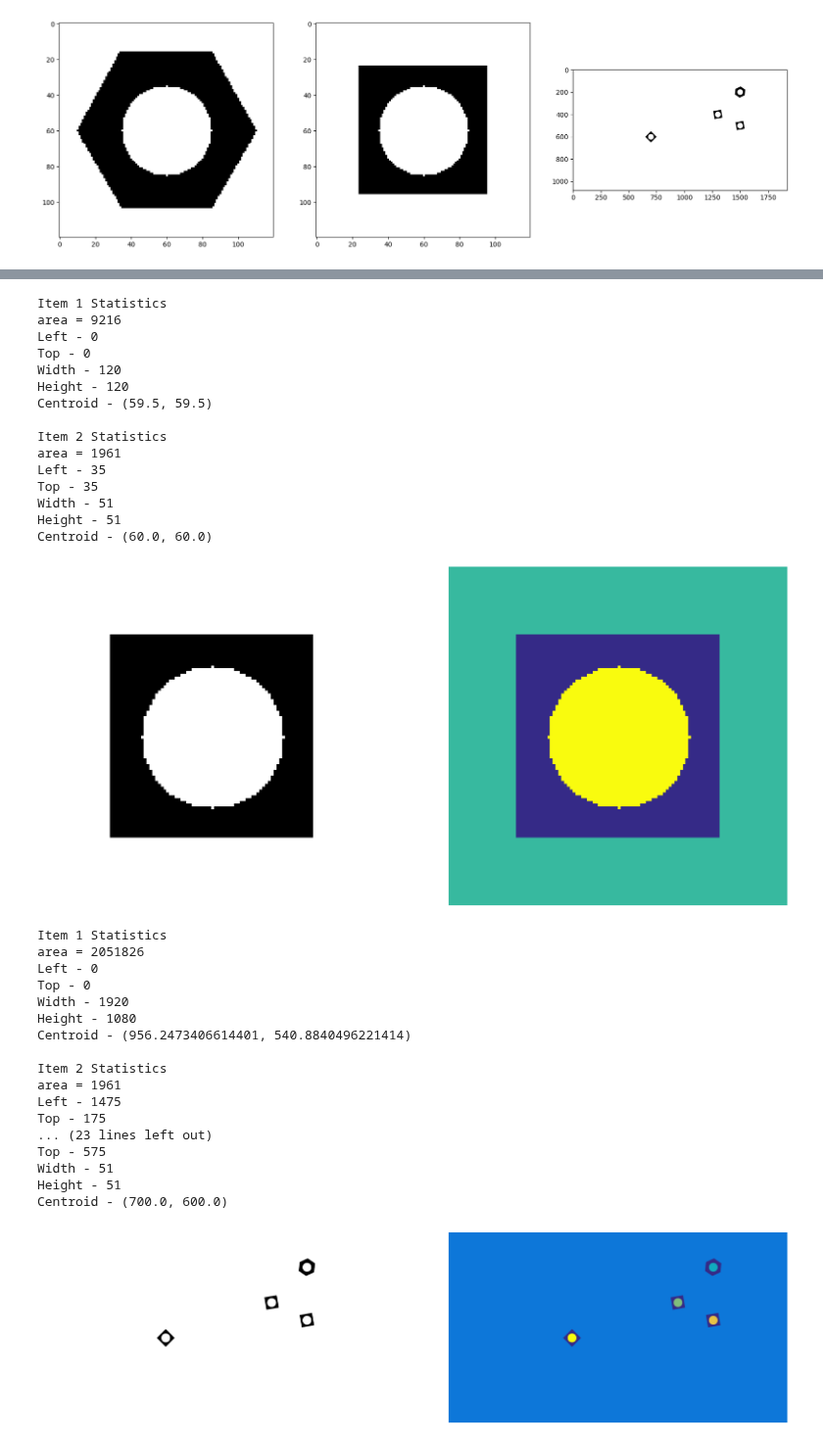
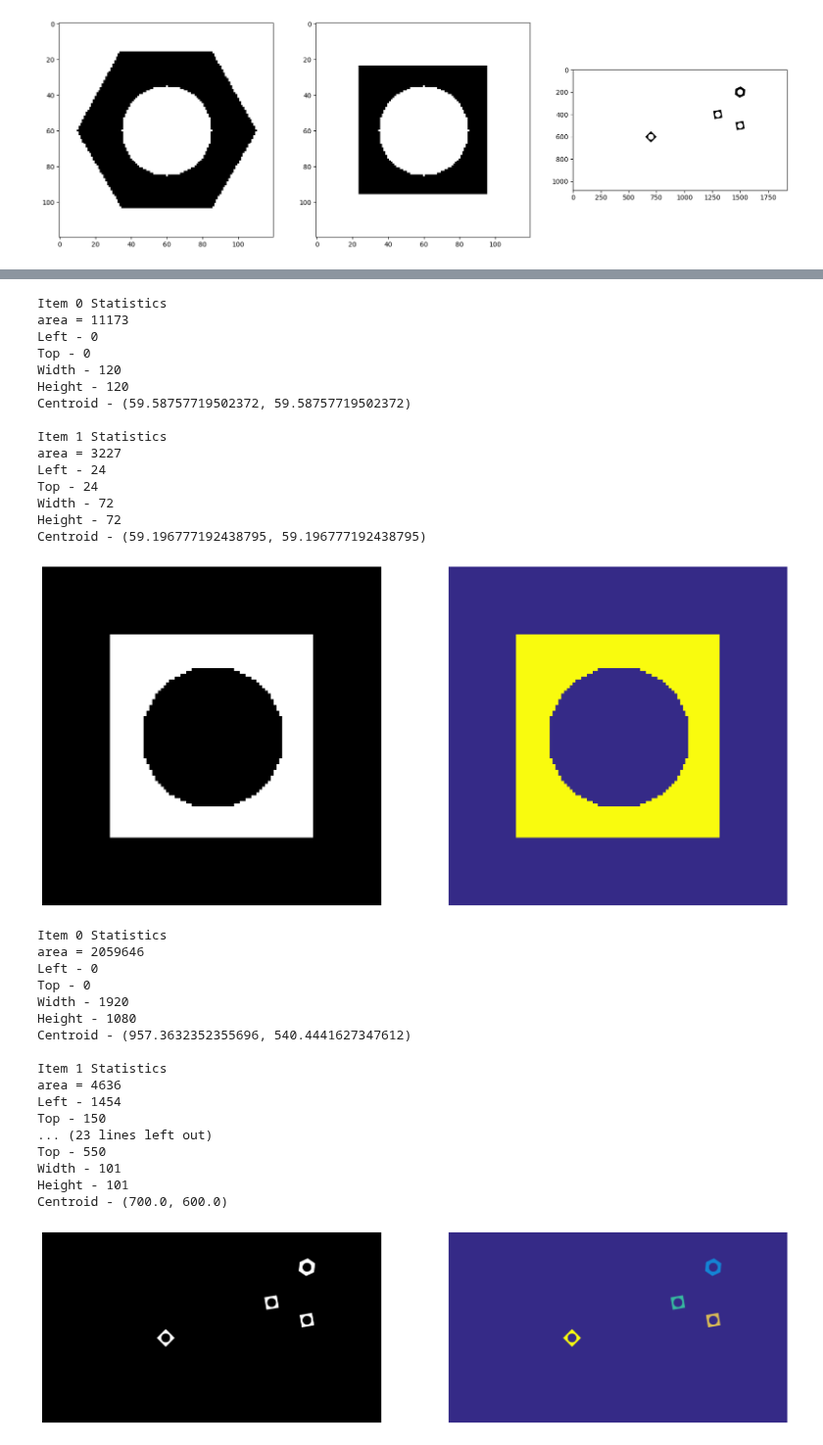
Before and after one commit to ThilankaMORA/image-processing, a Jupyter notebook: assignment 3.ipynb, the cells around one changed output, grey strips where cells are left out. Shown at 98% size. Saved outputs shown, nothing was run; the diff lists cells and outputs as text; code cells hidden in the pictures.

```diff
--- a/assignment 3.ipynb
+++ b/assignment 3.ipynb
@@ -41,7 +41,7 @@ fig, ax = plt. subplots(1,3, figsize = (20, 20))
 kernel = np.ones((3,3),np.uint8)
 
 for j in range(3):
-    closing = cv.morphologyEx(otsu_images[j], cv.MORPH_CLOSE, kernel)
+    closing = cv.morphologyEx(np.invert(otsu_images[j]), cv.MORPH_CLOSE, kernel)
     closing_images.append(closing)
     ax[j].imshow(cv.cvtColor(closing, cv.COLOR_RGB2BGR))
 
@@ -54,7 +54,7 @@ for k in range(3):
     retval,labels,stats,centroides = cv.connectedComponentsWithStats(closing_images[k], 4, cv.CV_32S)
     colormapped = cv.applyColorMap((labels/np.amax(labels)*255).astype("uint8"),cv.COLORMAP_PARULA)
 
-    for i in range(1, retval):
+    for i in range(retval):
 
         area = stats[i, cv.CC_STAT_AREA]
         x = stats[i, cv.CC_STAT_LEFT]
@@ -98,37 +98,37 @@ Centroid - (60.0, 60.0)
-Item 1 Statistics
-area = 9216
+Item 0 Statistics
+area = 11173
 Left - 0
 Top - 0
 Width - 120
 Height - 120
-Centroid - (59.5, 59.5)
+Centroid - (59.58757719502372, 59.58757719502372)
 
-Item 2 Statistics
-area = 1961
-Left - 35
-Top - 35
-Width - 51
-Height - 51
-Centroid - (60.0, 60.0)
+Item 1 Statistics
+area = 3227
+Left - 24
+Top - 24
+Width - 72
+Height - 72
+Centroid - (59.196777192438795, 59.196777192438795)
-[figure, old version]
+[figure, new version]
-Item 1 Statistics
-area = 2051826
+Item 0 Statistics
+area = 2059646
 Left - 0
 Top - 0
 Width - 1920
 Height - 1080
-Centroid - (956.2473406614401, 540.8840496221414)
+Centroid - (957.3632352355696, 540.4441627347612)
 
-Item 2 Statistics
-area = 1961
-Left - 1475
-Top - 175
+Item 1 Statistics
+area = 4636
+Left - 1454
+Top - 150
 ... (23 lines left out)
-Top - 575
-Width - 51
-Height - 51
+Top - 550
+Width - 101
+Height - 101
 Centroid - (700.0, 600.0)
-[figure, old version]
+[figure, new version]
 # %%
 cv.namedWindow('Conveyor', cv.WINDOW_NORMAL)
 cap = cv.VideoCapture("E:\assignment 3\conveyor.mp4")
```
Also changed, not shown: parts of 2 cells of this notebook.
